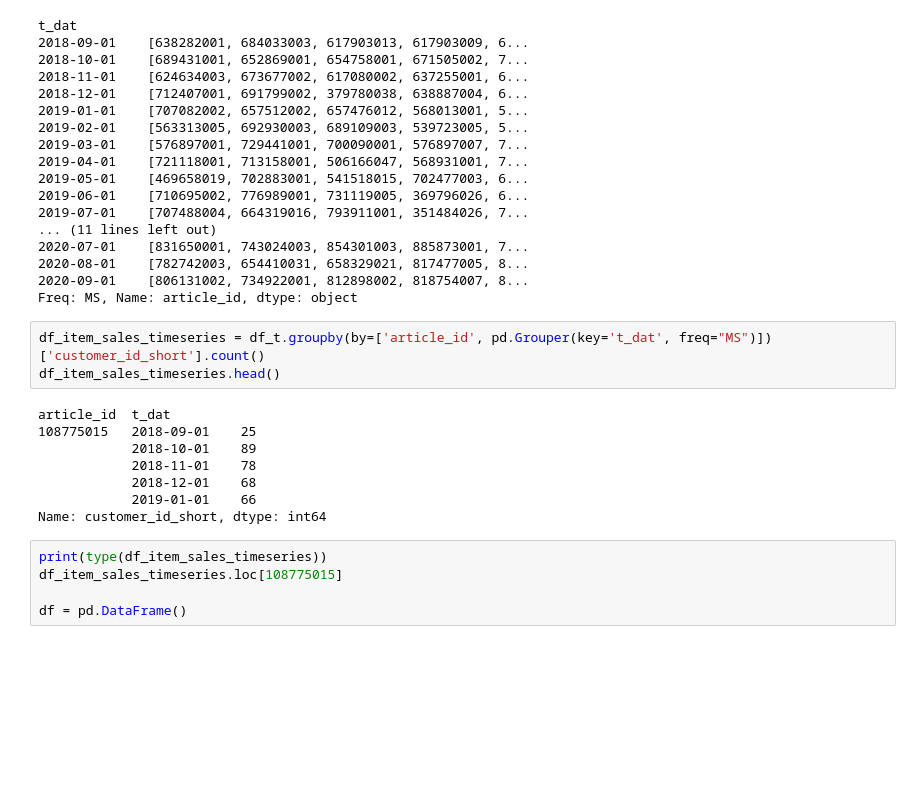
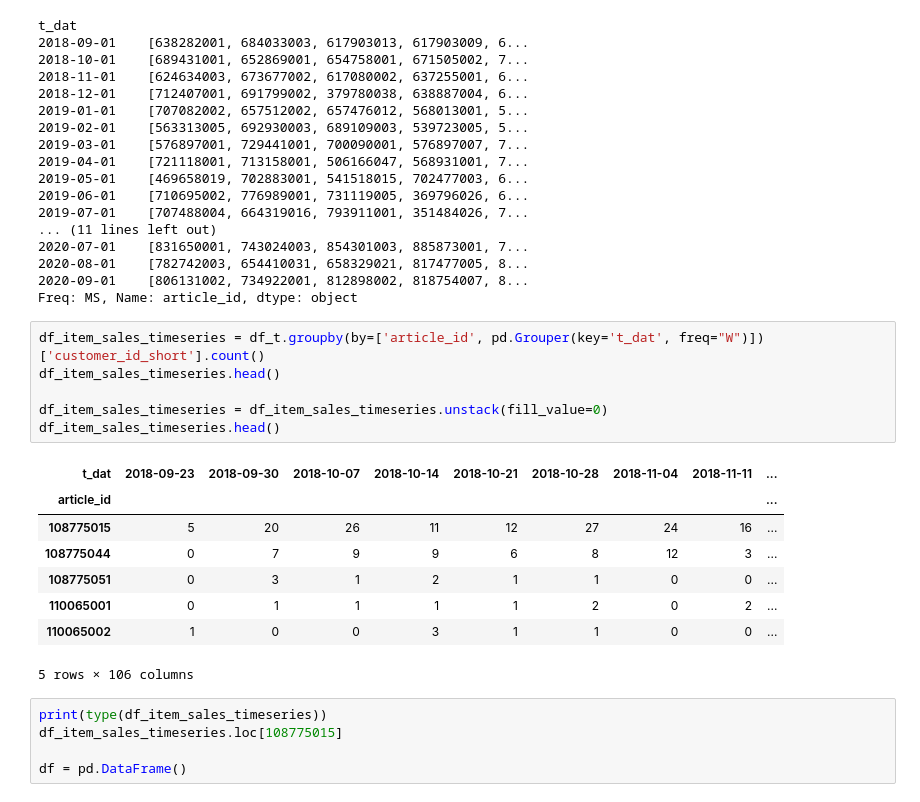
Before and after one commit to morinota/H_and_M_Personalized_Fashion_Recommendations, a Jupyter notebook: feature/item_feature.ipynb, the cells around one changed output. Saved outputs shown, nothing was run; the diff lists cells and outputs as text; blank space fills up the shorter version.

```diff
--- a/feature/item_feature.ipynb
+++ b/feature/item_feature.ipynb
@@ -187,16 +189,20 @@ t_dat
 2020-09-01    [806131002, 734922001, 812898002, 818754007, 8...
 Freq: MS, Name: article_id, dtype: object
 # %%
-df_item_sales_timeseries = df_t.groupby(by=['article_id', pd.Grouper(key='t_dat', freq="MS")])['customer_id_short'].count()
+df_item_sales_timeseries = df_t.groupby(by=['article_id', pd.Grouper(key='t_dat', freq="W")])['customer_id_short'].count()
 df_item_sales_timeseries.head()
+
+df_item_sales_timeseries = df_item_sales_timeseries.unstack(fill_value=0)
+df_item_sales_timeseries.head()
 # %% [output]
+| t_dat | 2018-09-23 | 2018-09-30 | 2018-10-07 | 2018-10-14 | 2018-10-21 | 2018-10-28 | 2018-11-04 | 2018-11-11 | ... |
+| article_id |  |  |  |  |  |  |  |  | ... |
+| 108775015 | 5 | 20 | 26 | 11 | 12 | 27 | 24 | 16 | ... |
+| 108775044 | 0 | 7 | 9 | 9 | 6 | 8 | 12 | 3 | ... |
+| 108775051 | 0 | 3 | 1 | 2 | 1 | 1 | 0 | 0 | ... |
+| 110065001 | 0 | 1 | 1 | 1 | 1 | 2 | 0 | 2 | ... |
+| 110065002 | 1 | 0 | 0 | 3 | 1 | 1 | 0 | 0 | ... |
-article_id  t_dat
-108775015   2018-09-01    25
-            2018-10-01    89
-            2018-11-01    78
-            2018-12-01    68
-            2019-01-01    66
-Name: customer_id_short, dtype: int64
+5 rows × 106 columns
 # %%
 print(type(df_item_sales_timeseries))
 df_item_sales_timeseries.loc[108775015]
```
Also changed, not shown: parts of 9 cells of this notebook, 2 other files.
